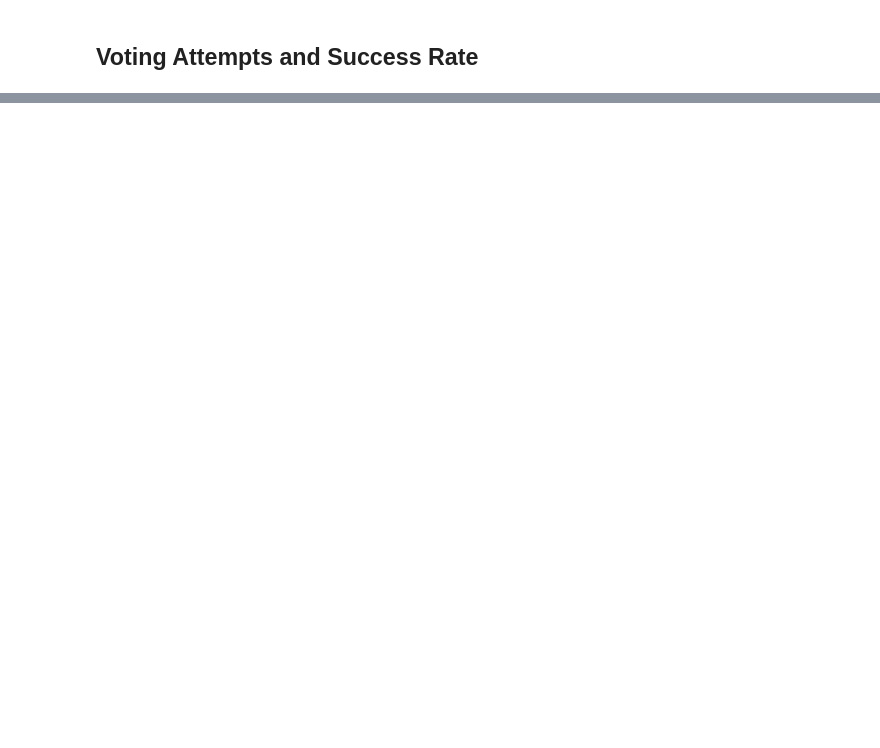
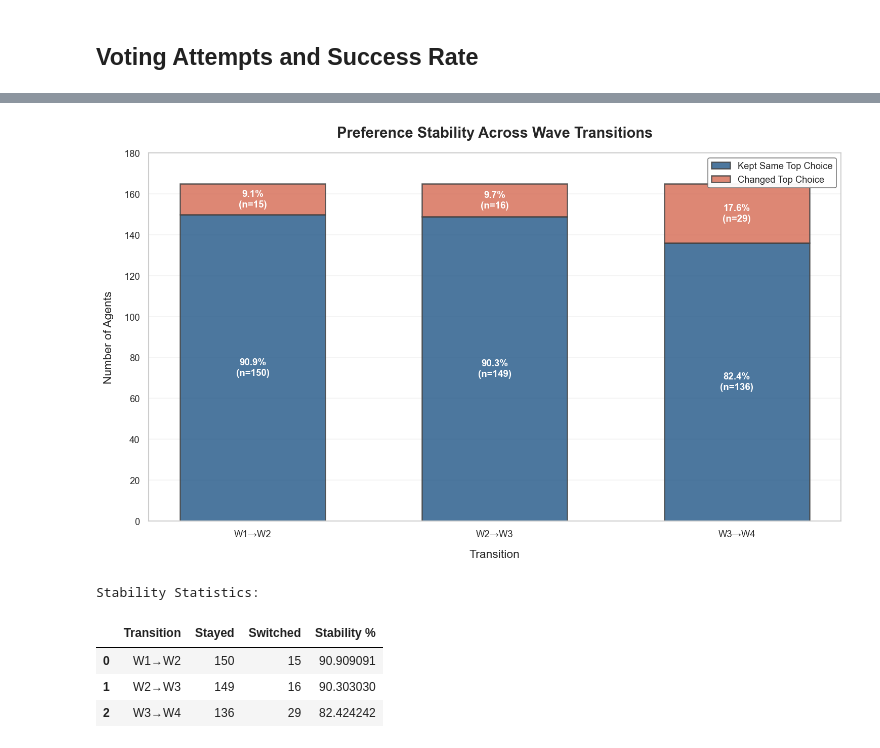
Before and after one commit to Lucas-Mueller/Rawls_v3, a Jupyter notebook: hypothesis_testing/hypothesis_1/hypothesis1_descriptive_analysis.ipynb, the cells around one changed output, grey strips where cells are left out. Drawn from its saved outputs; the diff is of its cells as text; code cells hidden in the pictures; blank space fills up the shorter version.

```diff
--- a/hypothesis_testing/hypothesis_1/hypothesis1_descriptive_analysis.ipynb
+++ b/hypothesis_testing/hypothesis_1/hypothesis1_descriptive_analysis.ipynb
@@ -556,0 +742,59 @@ if not rank_distribution.empty:
+# %%
+# VISUALIZATION: Preference Stability Across Transitions
+
+stability_stats = []
+for i, (from_wave, to_wave) in enumerate([("wave1", "wave2"), ("wave2", "wave3"), ("wave3", "wave4")], start=1):
+    stayed = (transition_data[from_wave] == transition_data[to_wave]).sum()
+    switched = len(transition_data) - stayed
+    stability_stats.append({
+        "Transition": f"W{i}→W{i+1}",
+        "Stayed": stayed,
+        "Switched": switched,
+        "Stability %": (stayed / len(transition_data) * 100)
+    })
+
+stability_df = pd.DataFrame(stability_stats)
+
+fig, ax = plt.subplots(figsize=FIG_SIZES["single"])
+
+x = np.arange(len(stability_df))
+width = 0.6
+
+# Stacked bars with unified colors
+stayed_bars = ax.bar(x, stability_df["Stayed"], width, label="Kept Same Top Choice",
+                     color=COLORS["stayed"], edgecolor=COLORS["dark_gray"], alpha=0.85, linewidth=1.2)
+switched_bars = ax.bar(x, stability_df["Switched"], width, bottom=stability_df["Stayed"],
+                       label="Changed Top Choice", color=COLORS["switched"],
+                       edgecolor=COLORS["dark_gray"], alpha=0.85, linewidth=1.2)
+
+# Add percentage labels
+for i, row in stability_df.iterrows():
+    stayed_pct = row["Stability %"]
+    ax.text(i, row["Stayed"]/2, f"{stayed_pct:.1f}%\n(n={int(row['Stayed'])})",
+            ha="center", va="center", fontweight="bold", fontsize=FONT_SIZES["annotation"], color="white")
+
+    switched_pct = 100 - stayed_pct
+    ax.text(i, row["Stayed"] + row["Switched"]/2, f"{switched_pct:.1f}%\n(n={int(row['Switched'])})",
+            ha="center", va="center", fontweight="bold", fontsize=FONT_SIZES["annotation"], color="white")
+
+ax.set_title("Preference Stability Across Wave Transitions",
+            fontsize=FONT_SIZES["title"], fontweight="bold", pad=15)
+ax.set_xlabel("Transition", fontsize=FONT_SIZES["axis_label"], labelpad=10)
+ax.set_ylabel("Number of Agents", fontsize=FONT_SIZES["axis_label"], labelpad=10)
+ax.set_xticks(x)
+ax.set_xticklabels(stability_df["Transition"])
+ax.legend(loc="upper right", framealpha=0.95, edgecolor=COLORS["medium_gray"])
+ax.set_ylim(0, len(transition_data) + 15)
+
+fig.tight_layout()
+plt.show()
+
+print("\nStability Statistics:")
+display(stability_df)
+# %% [output]
+[figure, added]
+Stability Statistics:
+|  | Transition | Stayed | Switched | Stability % |
+| 0 | W1→W2 | 150 | 15 | 90.909091 |
+| 1 | W2→W3 | 149 | 16 | 90.303030 |
+| 2 | W3→W4 | 136 | 29 | 82.424242 |
```
Also changed, not shown: parts of 20 cells of this notebook, 48 other files.
